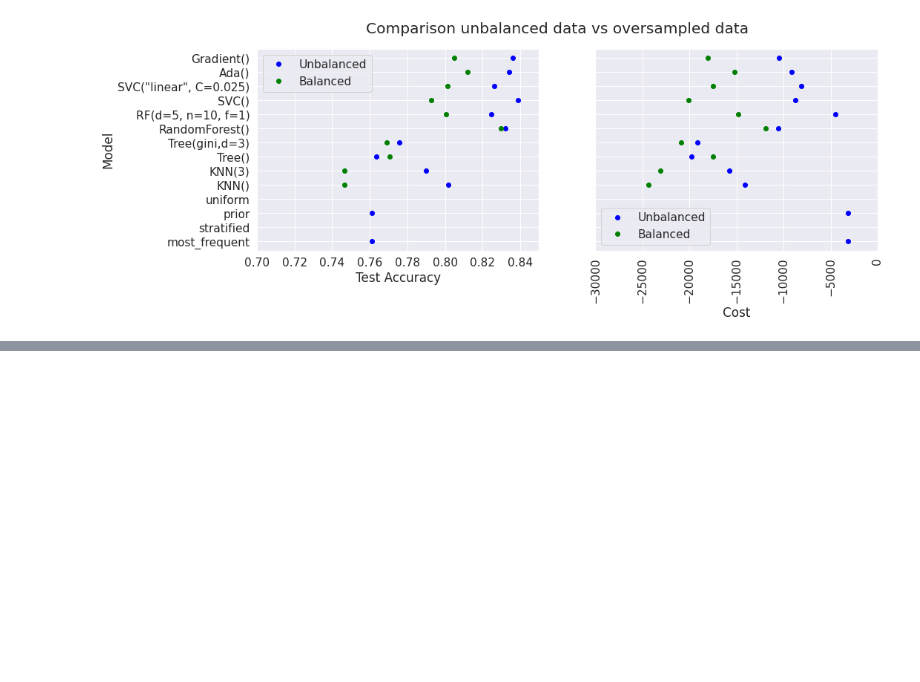
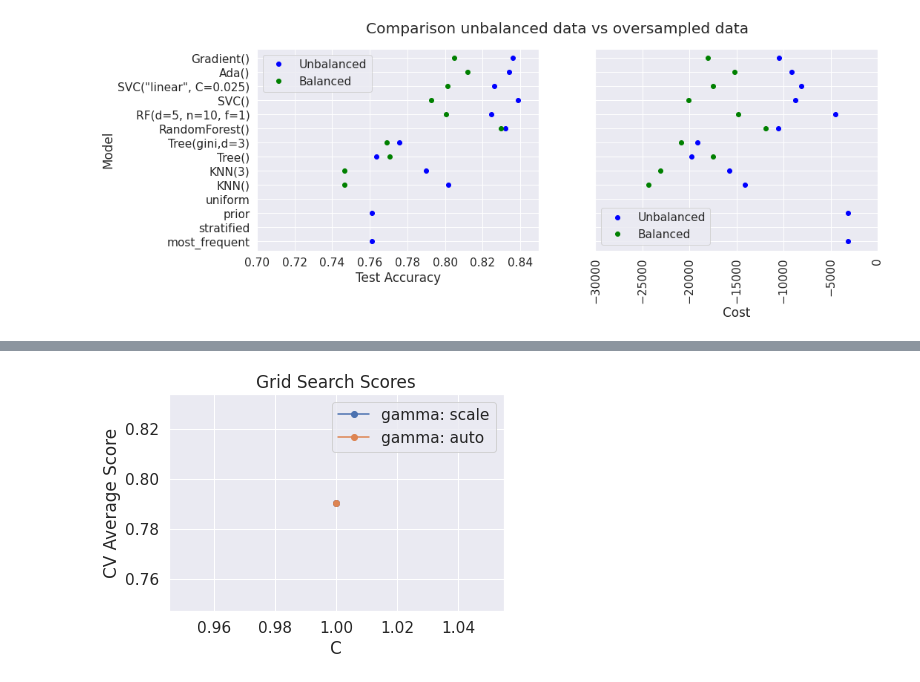
Before and after one commit to andrea-fantini/Predictive_Maintenance_Fanjet, a Jupyter notebook: notebooks/5 - Modeling.ipynb, the cells around one changed output, grey strips where cells are left out. Cells and saved outputs as stored; diff of their text form; code cells hidden in the pictures; blank space fills up the shorter version.

Commit message:
selected SVC model and made prediciton

```diff
--- a/notebooks/5 - Modeling.ipynb
+++ b/notebooks/5 - Modeling.ipynb
@@ -472,0 +438,34 @@ choose final model and make predictions
+# %%
+#quick for debugging
+model_grid = [{'C' : np.arange(80,82,1),
+               'kernel': ['rbf'],
+               'gamma' : ['auto']},
+              {'n_estimators':np.arange(49,51,1),
+               'criterion':['entropy'],
+               'max_depth':np.arange(6,8,1)}]
+models = [SVC(), RandomForestClassifier()]
+# %%
+hyper_tuning = pd.DataFrame()
+# %%
+for model, param_grid in tqdm(zip(models, model_grid)):
+    print("Training model : " + str(model))
+    print("Start Time : "+ str(datetime.now()))
+    grid_cv = GridSearchCV(model,param_grid, cv=3, refit=True)
+    start = timer()
+    grid_cv.fit(X_train_scaled,y_train)
+    end = timer()
+    test_score = grid_cv.score(X_test_scaled, y_test)
+    y_pred = grid_cv.predict(X_test_scaled)
+    cm = confusion_matrix(y_test, y_pred)
+    cost = my_cost_function(y_test, y_pred)
+    print(str(round(end - start,3)) + ' seconds elapsed.')
+    print("|----Best Score:" + str(grid_cv.best_score_))
+    print("|----Best Parameters: " + str(grid_cv.best_params_))
+    hyper_tuning = hyper_tuning.append({'Training model': model,
+                        'grid_cv object': grid_cv,
+                        'Time':round(end - start,3),
+                        'Test Score':test_score,
+                        'Cost':cost,
+                        'Best Score':grid_cv.best_score_,
+                        'Confusion Matrix':cm,
+                        'Best Parameters': grid_cv.best_params_}, ignore_index=True)
@@ -472,0 +502,7 @@ choose final model and make predictions
+# %%
+#SVC
+select_cv = hyper_tuning['grid_cv object'][0]
+
+plot_grid_search(select_cv.cv_results_, model_grid[0]['C'], model_grid[0]['gamma'], 'C', 'gamma')
+# %% [output]
+[figure, added]
```
Also changed, not shown: parts of 42 cells of this notebook, 9 other files.
